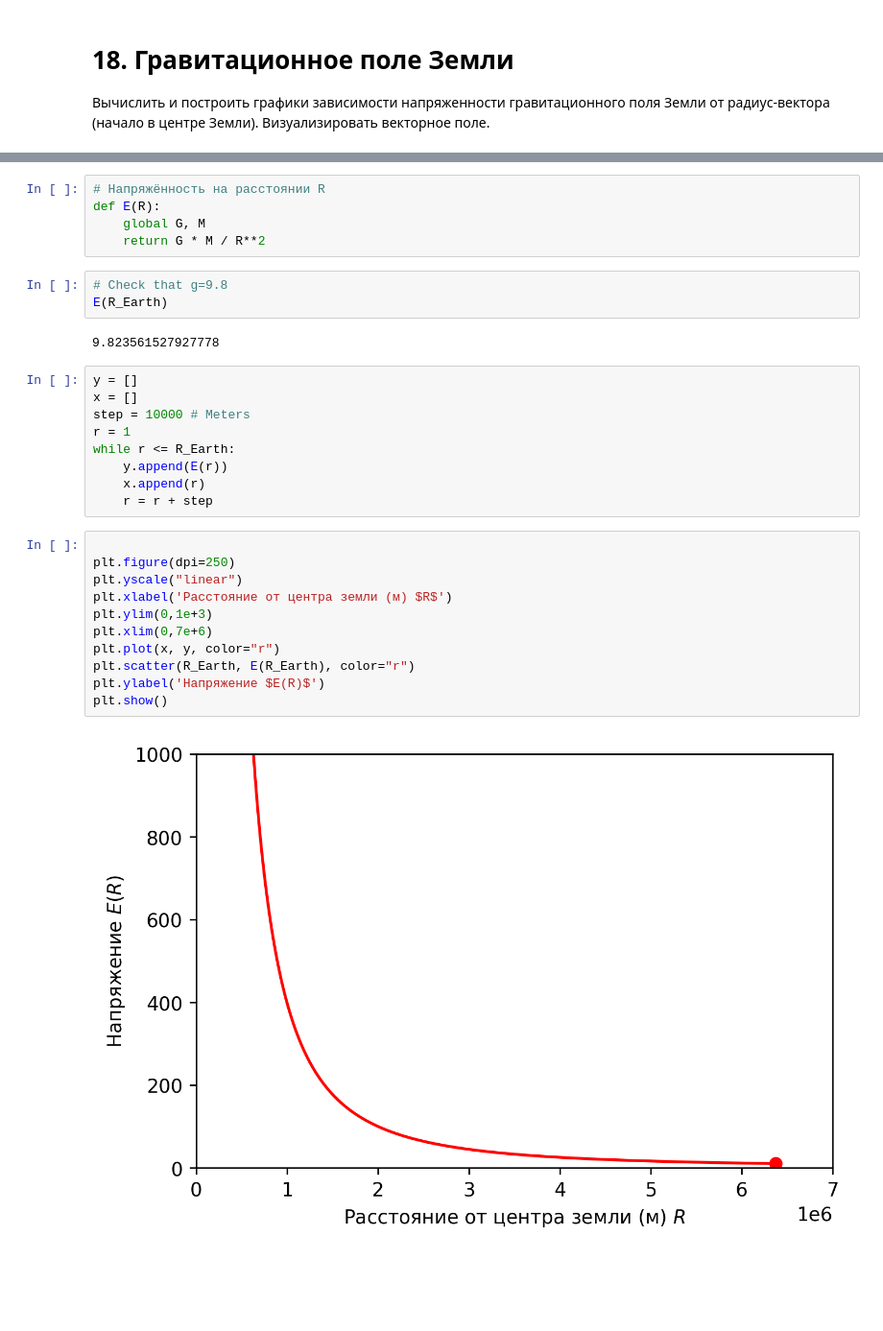
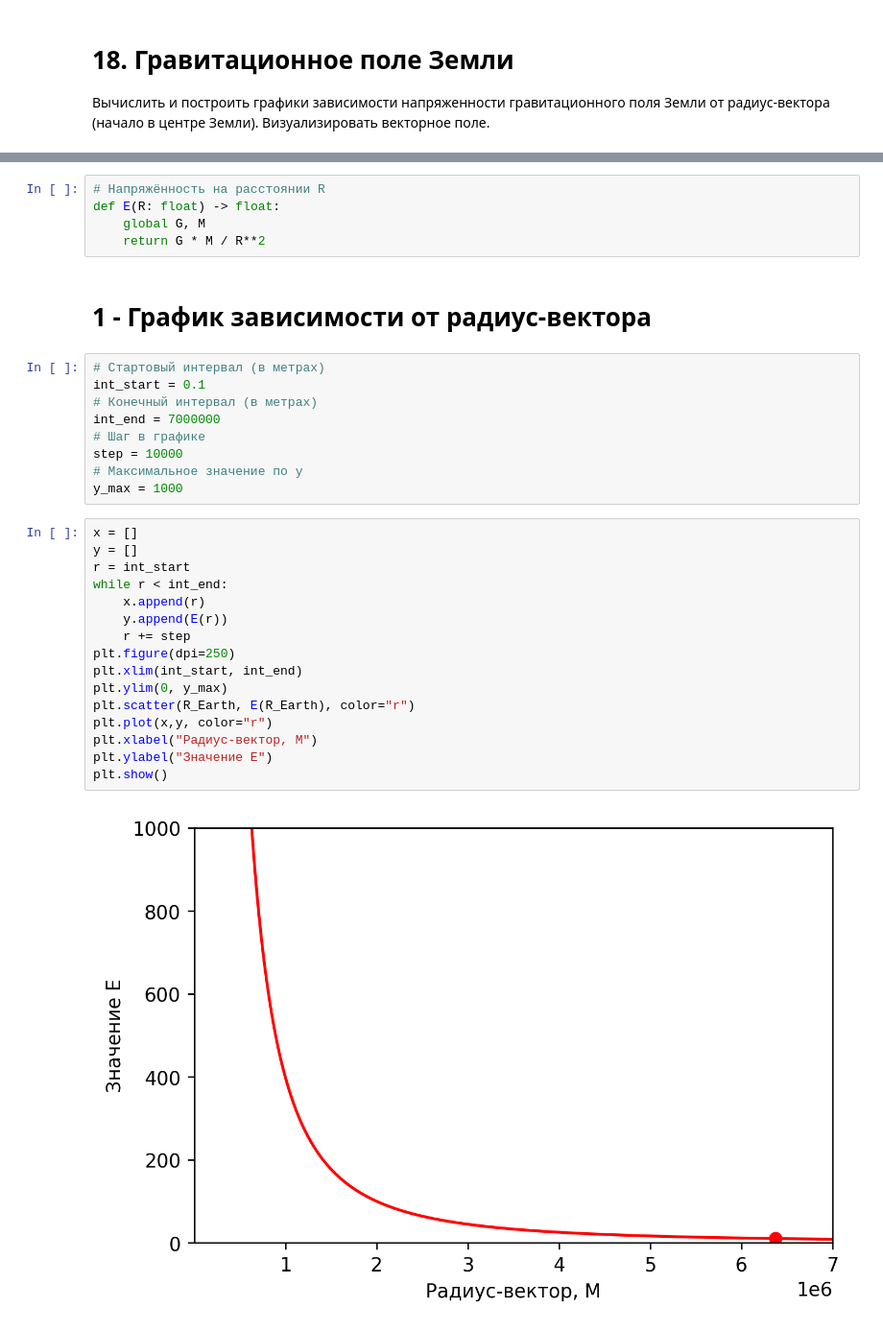
Before and after one commit to sqeezelemon/itmo-physics, a Jupyter notebook: modeling1/18.ipynb, the cells around one changed output, grey strips where cells are left out. Shown: that part at 96% size. Saved outputs shown, nothing was run; the diff lists cells and outputs as text; blank space fills up the shorter version.

```diff
--- a/modeling1/18.ipynb
+++ b/modeling1/18.ipynb
@@ -14,33 +15,35 @@ R_Earth = 6371000  # R_Earth - Радиус земли, м
 # %%
 # Напряжённость на расстоянии R
-def E(R):
+def E(R: float) -> float:
     global G, M
     return G * M / R**2
-# %%
-# Check that g=9.8
-E(R_Earth)
-# %% [output]
-9.823561527927778
-# %%
-y = []
-x = []
-step = 10000 # Meters
-r = 1
-while r <= R_Earth:
-    y.append(E(r))
-    x.append(r)
-    r = r + step
-# %%
-
-plt.figure(dpi=250)
-plt.yscale("linear")
-plt.xlabel('Расстояние от центра земли (м) $R$')
-plt.ylim(0,1e+3)
-plt.xlim(0,7e+6)
-plt.plot(x, y, color="r")
-plt.scatter(R_Earth, E(R_Earth), color="r")
-plt.ylabel('Напряжение $E(R)$')
-plt.show()
-# %% [output]
-[figure, removed]
+# %% [markdown]
+# 1 - График зависимости от радиус-вектора
+# %%
+# Стартовый интервал (в метрах)
+int_start = 0.1
+# Конечный интервал (в метрах)
+int_end = 7000000
+# Шаг в графике
+step = 10000
+# Максимальное значение по y
+y_max = 1000
+# %%
+x = []
+y = []
+r = int_start
+while r < int_end:
+    x.append(r)
+    y.append(E(r))
+    r += step
+plt.figure(dpi=250)
+plt.xlim(int_start, int_end)
+plt.ylim(0, y_max)
+plt.scatter(R_Earth, E(R_Earth), color="r")
+plt.plot(x,y, color="r")
+plt.xlabel("Радиус-вектор, М")
+plt.ylabel("Значение E")
+plt.show()
+# %% [output]
+[figure, added]
 # %% [markdown]
```
Also changed, not shown: parts of 13 cells of this notebook.
